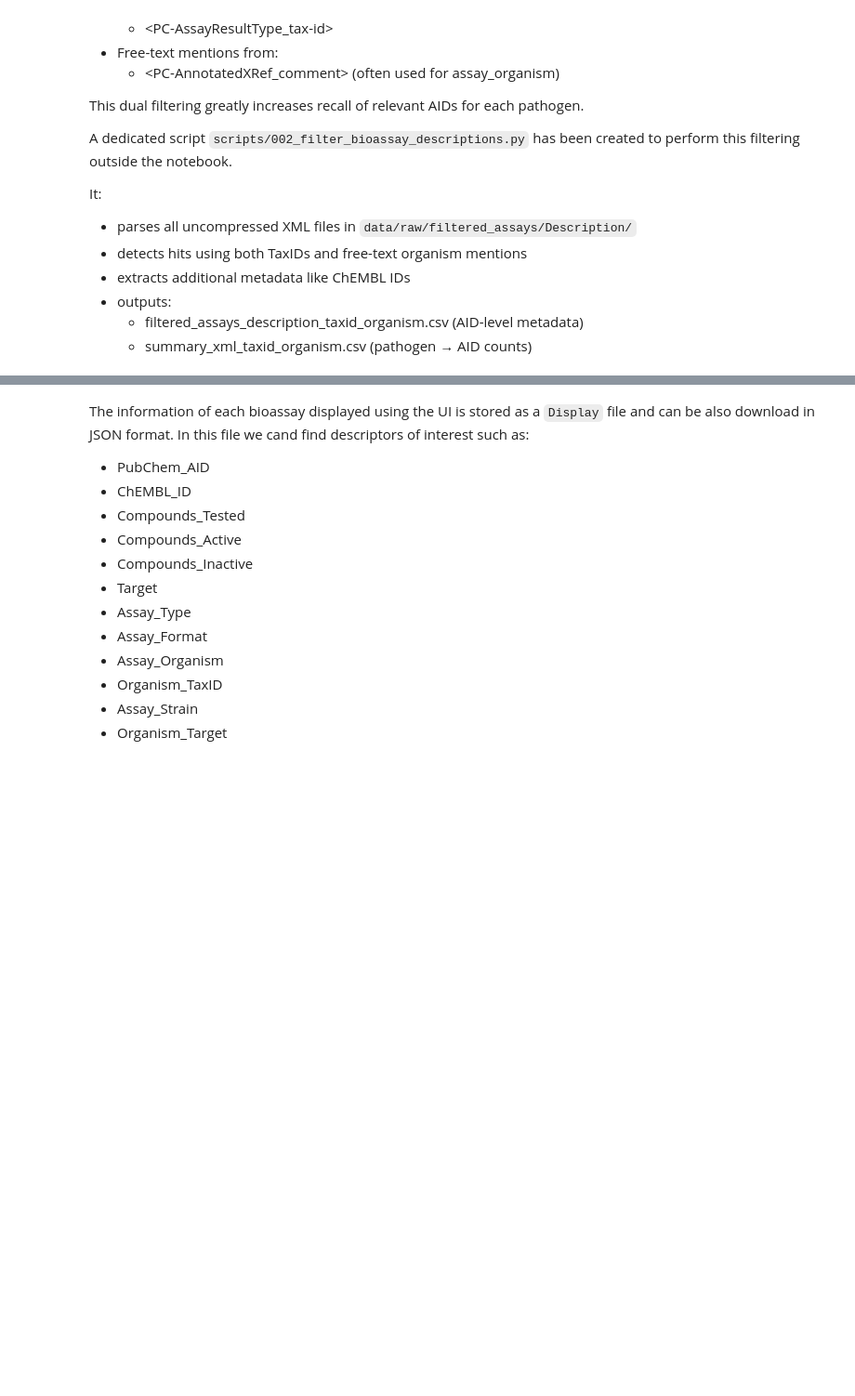
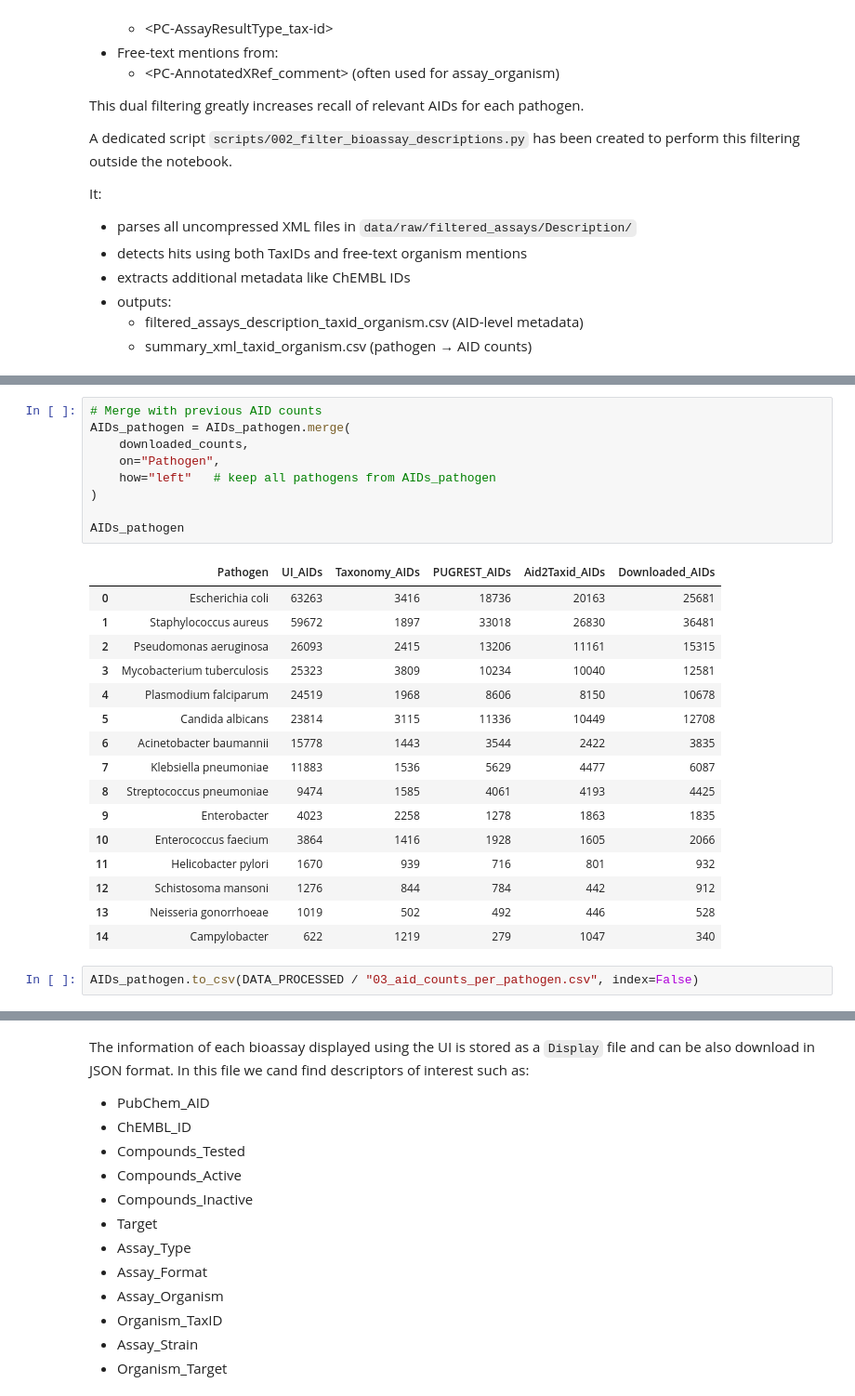
Before and after one commit to ersilia-os/pubchem-antimicrobial-tasks, a Jupyter notebook: notebooks/001_pathogens_of_interest_taxid.ipynb, the cells around one changed output, grey strips where cells are left out. Shown at 93% size. Cells and saved outputs as stored; diff of their text form; blank space fills up the shorter version.

```diff
--- a/notebooks/001_pathogens_of_interest_taxid.ipynb
+++ b/notebooks/001_pathogens_of_interest_taxid.ipynb
@@ -980,0 +1006,28 @@ It:
+# %%
+# Merge with previous AID counts
+AIDs_pathogen = AIDs_pathogen.merge(
+    downloaded_counts,
+    on="Pathogen",
+    how="left"   # keep all pathogens from AIDs_pathogen
+)
+
+AIDs_pathogen
+# %% [output]
+|  | Pathogen | UI_AIDs | Taxonomy_AIDs | PUGREST_AIDs | Aid2Taxid_AIDs | Downloaded_AIDs |
+| 0 | Escherichia coli | 63263 | 3416 | 18736 | 20163 | 25681 |
+| 1 | Staphylococcus aureus | 59672 | 1897 | 33018 | 26830 | 36481 |
+| 2 | Pseudomonas aeruginosa | 26093 | 2415 | 13206 | 11161 | 15315 |
+| 3 | Mycobacterium tuberculosis | 25323 | 3809 | 10234 | 10040 | 12581 |
+| 4 | Plasmodium falciparum | 24519 | 1968 | 8606 | 8150 | 10678 |
+| 5 | Candida albicans | 23814 | 3115 | 11336 | 10449 | 12708 |
+| 6 | Acinetobacter baumannii | 15778 | 1443 | 3544 | 2422 | 3835 |
+| 7 | Klebsiella pneumoniae | 11883 | 1536 | 5629 | 4477 | 6087 |
+| 8 | Streptococcus pneumoniae | 9474 | 1585 | 4061 | 4193 | 4425 |
+| 9 | Enterobacter | 4023 | 2258 | 1278 | 1863 | 1835 |
+| 10 | Enterococcus faecium | 3864 | 1416 | 1928 | 1605 | 2066 |
+| 11 | Helicobacter pylori | 1670 | 939 | 716 | 801 | 932 |
+| 12 | Schistosoma mansoni | 1276 | 844 | 784 | 442 | 912 |
+| 13 | Neisseria gonorrhoeae | 1019 | 502 | 492 | 446 | 528 |
+| 14 | Campylobacter | 622 | 1219 | 279 | 1047 | 340 |
+# %%
+AIDs_pathogen.to_csv(DATA_PROCESSED / "03_aid_counts_per_pathogen.csv", index=False)
```
Also changed, not shown: parts of 11 cells of this notebook, 1 other file.
